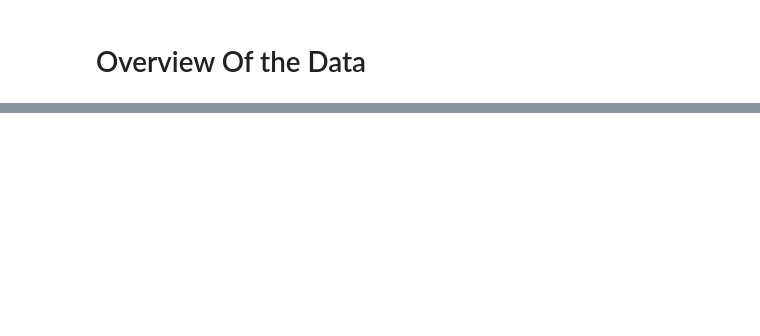
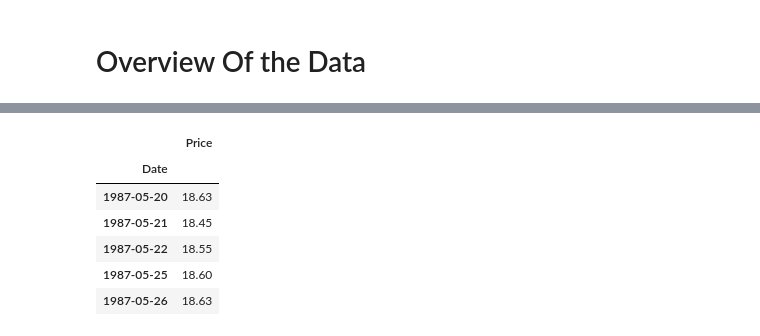
Before and after one commit to Bereket-07/Change-point-analysis-and-statistical-modelling-of-time-series-data-for-Birhan-Energies, a Jupyter notebook: notebooks/eda.ipynb, the cells around one changed output, grey strips where cells are left out. Cells and saved outputs as stored; diff of their text form; code cells hidden in the pictures; blank space fills up the shorter version.

```diff
--- a/notebooks/eda.ipynb
+++ b/notebooks/eda.ipynb
@@ -30,0 +53,12 @@ dtype: object
+# %%
+df_oil = df_oil[(df_oil.index >= '1987-05-20') & (df_oil.index < '2023-01-01')]
+# %%
+df_oil.head()
+# %% [output]
+|  | Price |
+| Date |  |
+| 1987-05-20 | 18.63 |
+| 1987-05-21 | 18.45 |
+| 1987-05-22 | 18.55 |
+| 1987-05-25 | 18.60 |
+| 1987-05-26 | 18.63 |
```
Also changed, not shown: parts of 29 cells of this notebook, 7 other files.
